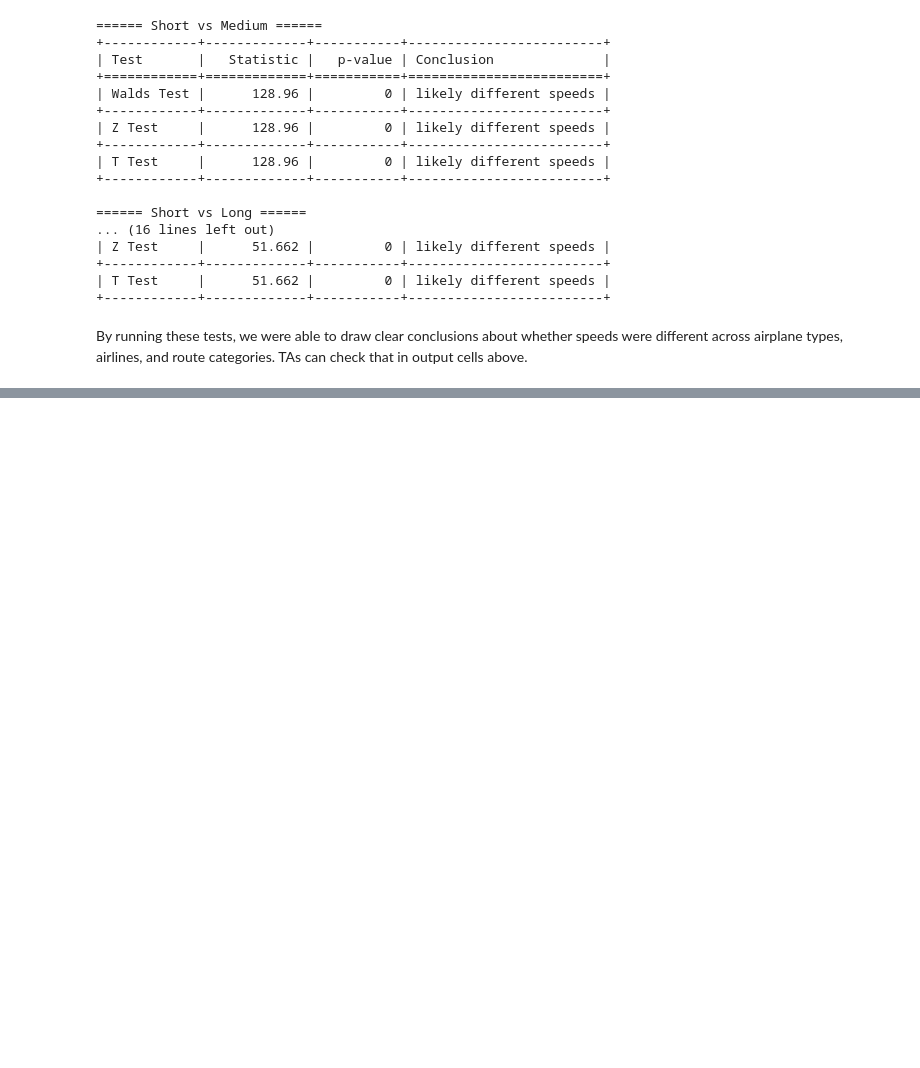
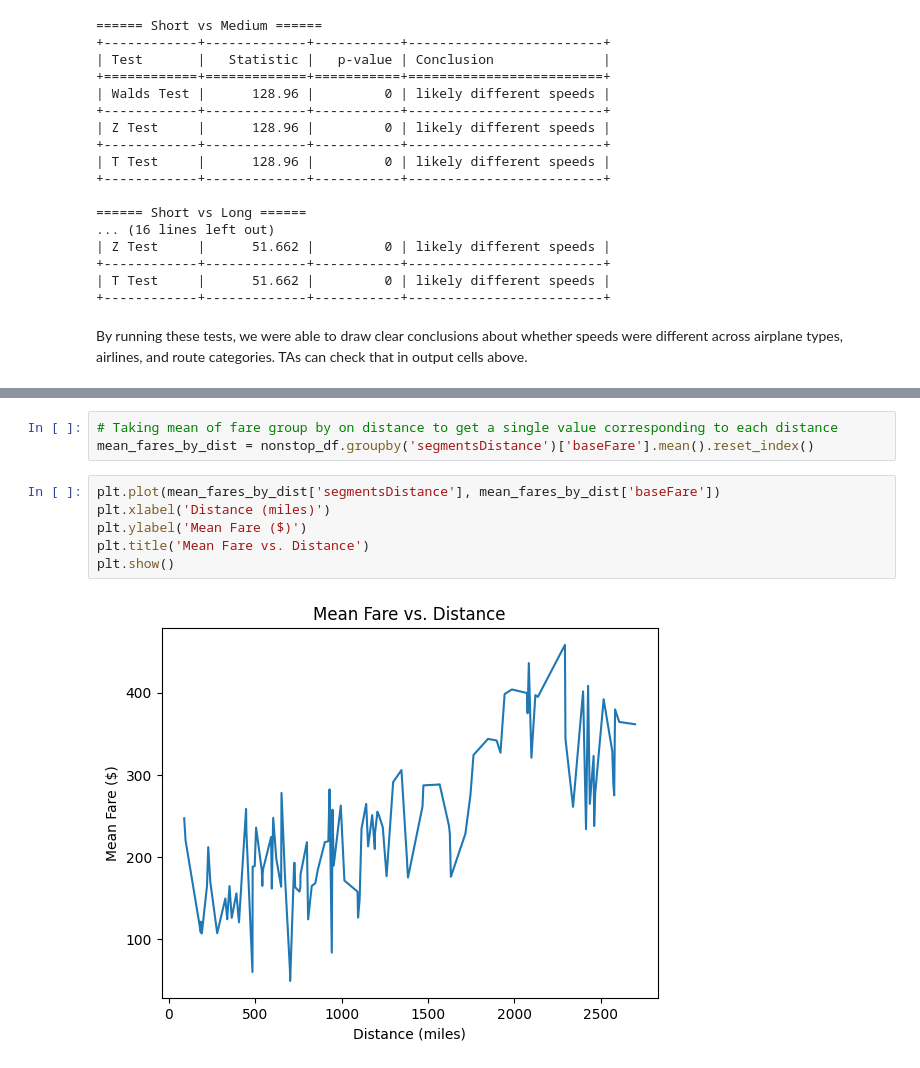
Before and after one commit to harshil-sanghvi/cse544-project, a Jupyter notebook: final_project.ipynb, the cells around one changed output, grey strips where cells are left out. Drawn from its saved outputs; the diff is of its cells as text; blank space fills up the shorter version.

```diff
--- a/final_project.ipynb
+++ b/final_project.ipynb
@@ -402,0 +471,11 @@ By running these tests, we were able to draw clear conclusions about whether spe
+# %%
+# Taking mean of fare group by on distance to get a single value corresponding to each distance
+mean_fares_by_dist = nonstop_df.groupby('segmentsDistance')['baseFare'].mean().reset_index()
+# %%
+plt.plot(mean_fares_by_dist['segmentsDistance'], mean_fares_by_dist['baseFare'])
+plt.xlabel('Distance (miles)')
+plt.ylabel('Mean Fare ($)')
+plt.title('Mean Fare vs. Distance')
+plt.show()
+# %% [output]
+[figure, added]
```
Also changed, not shown: parts of 21 cells of this notebook.
